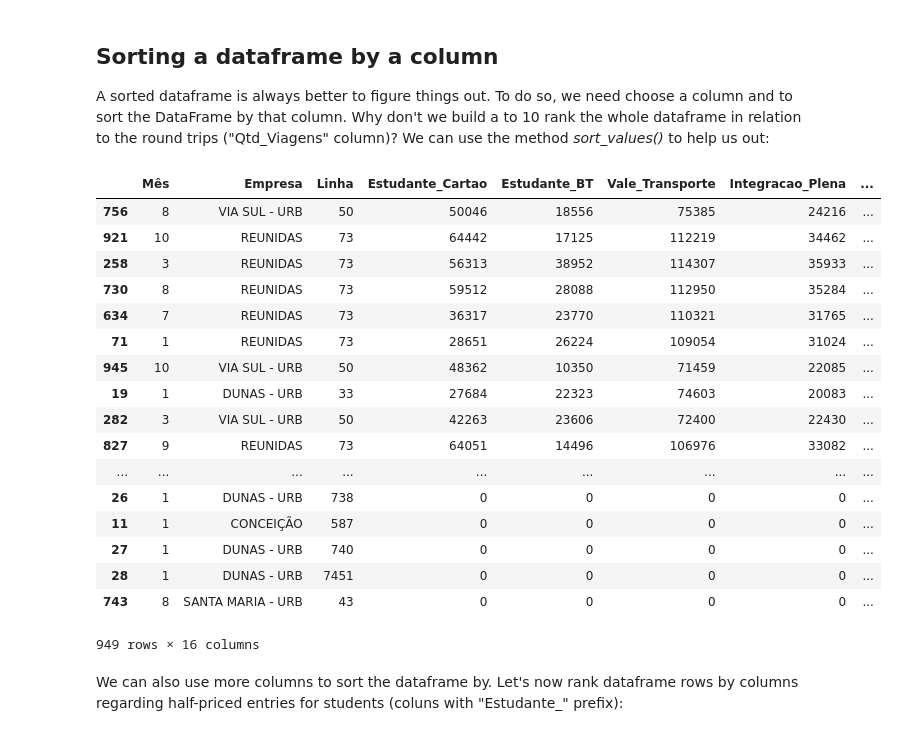
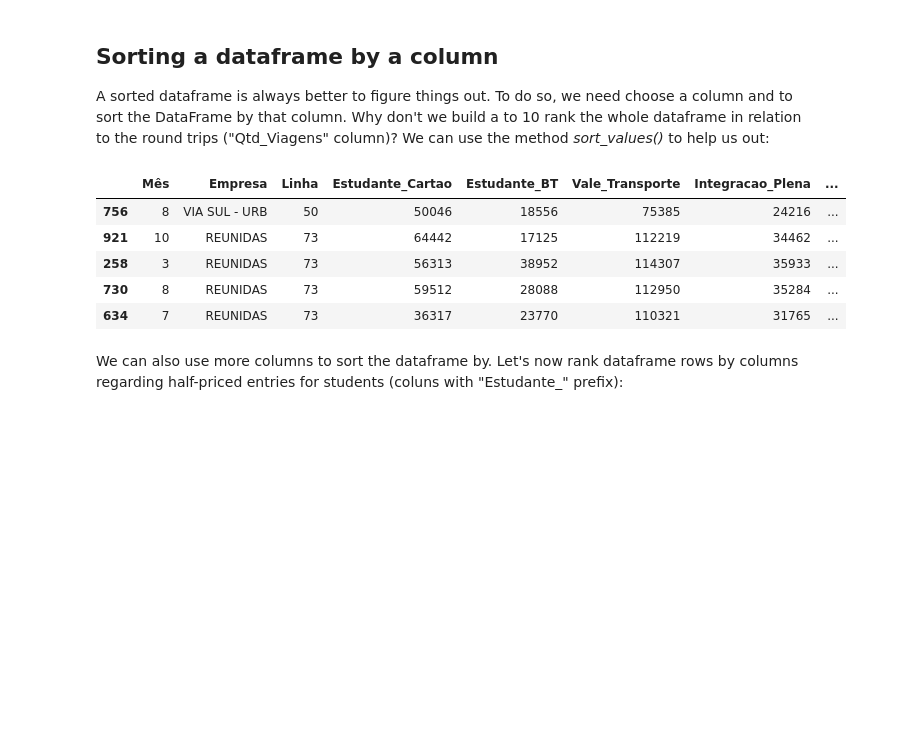
Before and after one commit to aguinaldoabbj/minicourse_flisol_natal_2019, a Jupyter notebook: 1_intro_pandas.ipynb, the cells around one changed output. Drawn from its saved outputs; the diff is of its cells as text; code cells hidden in the pictures; blank space fills up the shorter version.

```diff
--- a/1_intro_pandas.ipynb
+++ b/1_intro_pandas.ipynb
@@ -485,26 +502,14 @@ Create a new column called "Mdays" containing the number of days for each month
 
 A sorted dataframe is always better to figure things out. To do so, we need choose a column and to sort the DataFrame by that column. Why don't we build a to 10 rank the whole dataframe in relation to the round trips ("Qtd_Viagens" column)? We can use the method  *sort_values()* to help us out:
 # %%
-df.sort_values("Qtd_Viagens", ascending=False) # if ascending=False, the rank order will be descending
+df.sort_values("Qtd_Viagens", ascending=False).head() # if ascending=False, the rank order will be descending
 # %% [output]
 |  | Mês | Empresa | Linha | Estudante_Cartao | Estudante_BT | Vale_Transporte | Integracao_Plena | ... |
 | 756 | 8 | VIA SUL - URB | 50 | 50046 | 18556 | 75385 | 24216 | ... |
 | 921 | 10 | REUNIDAS | 73 | 64442 | 17125 | 112219 | 34462 | ... |
 | 258 | 3 | REUNIDAS | 73 | 56313 | 38952 | 114307 | 35933 | ... |
 | 730 | 8 | REUNIDAS | 73 | 59512 | 28088 | 112950 | 35284 | ... |
 | 634 | 7 | REUNIDAS | 73 | 36317 | 23770 | 110321 | 31765 | ... |
-| 71 | 1 | REUNIDAS | 73 | 28651 | 26224 | 109054 | 31024 | ... |
-| 945 | 10 | VIA SUL - URB | 50 | 48362 | 10350 | 71459 | 22085 | ... |
-| 19 | 1 | DUNAS - URB | 33 | 27684 | 22323 | 74603 | 20083 | ... |
-| 282 | 3 | VIA SUL - URB | 50 | 42263 | 23606 | 72400 | 22430 | ... |
-| 827 | 9 | REUNIDAS | 73 | 64051 | 14496 | 106976 | 33082 | ... |
-| ... | ... | ... | ... | ... | ... | ... | ... | ... |
-| 26 | 1 | DUNAS - URB | 738 | 0 | 0 | 0 | 0 | ... |
-| 11 | 1 | CONCEIÇÃO | 587 | 0 | 0 | 0 | 0 | ... |
-| 27 | 1 | DUNAS - URB | 740 | 0 | 0 | 0 | 0 | ... |
-| 28 | 1 | DUNAS - URB | 7451 | 0 | 0 | 0 | 0 | ... |
-| 743 | 8 | SANTA MARIA - URB | 43 | 0 | 0 | 0 | 0 | ... |
-949 rows × 16 columns
 # %% [markdown]
 We can also use more columns to sort the dataframe by. Let's now rank dataframe rows by columns regarding half-priced entries for students (coluns with "Estudante_" prefix):
 # %%
```
Also changed, not shown: parts of 22 cells of this notebook.
